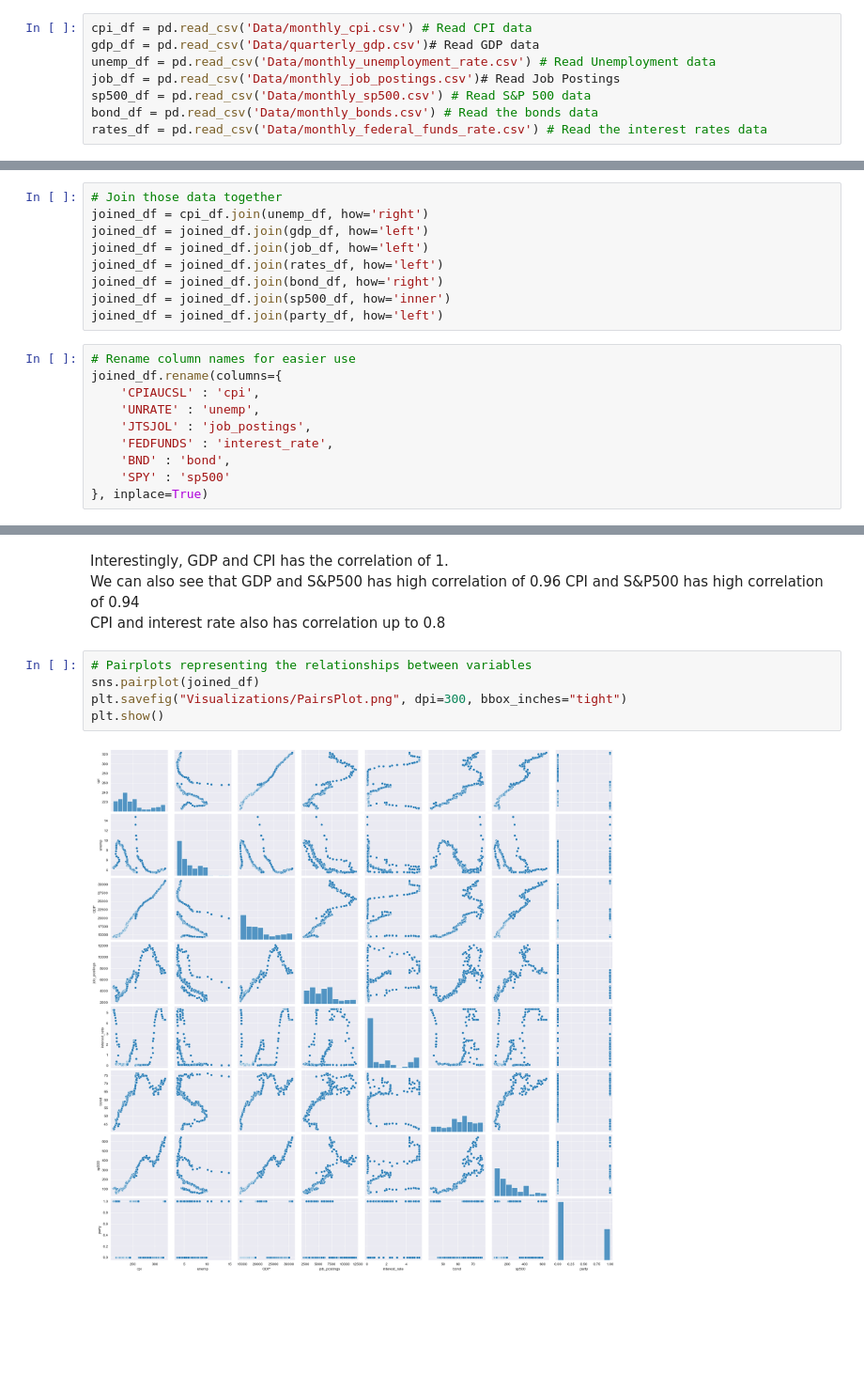
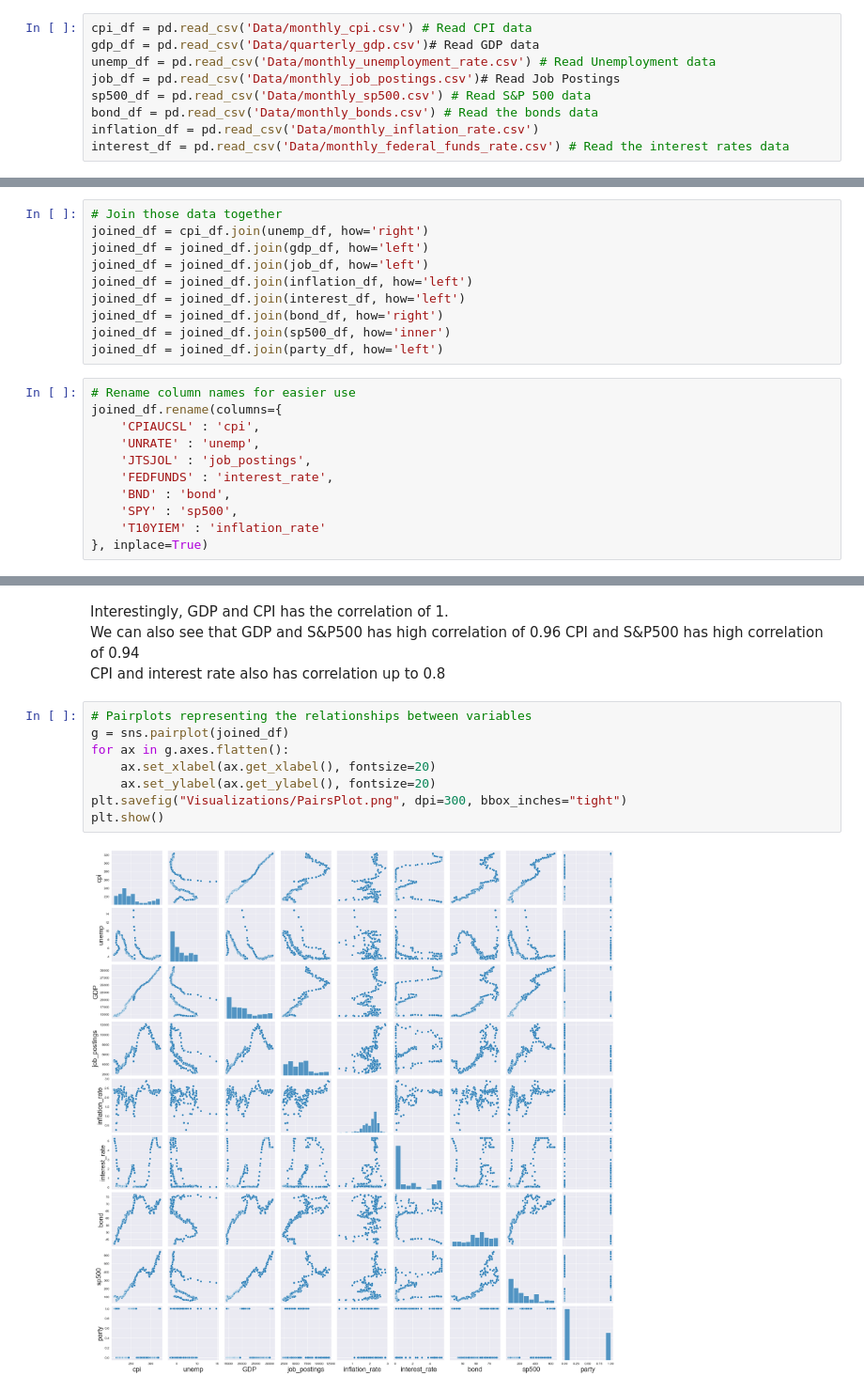
Before and after one commit to duc-huy-1802/Statistics_DRP_2025, a Jupyter notebook: stats_drp_project/stats_drp_project.ipynb, the cells around one changed output, grey strips where cells are left out. Shown at 94% size. Cells and saved outputs as stored; diff of their text form; blank space fills up the shorter version.

Commit message:
Inflation rate added and Notebook update

```diff
--- a/stats_drp_project/stats_drp_project.ipynb
+++ b/stats_drp_project/stats_drp_project.ipynb
@@ -26,7 +26,8 @@ unemp_df = pd.read_csv('Data/monthly_unemployment_rate.csv') # Read Unemployment
 job_df = pd.read_csv('Data/monthly_job_postings.csv')# Read Job Postings
 sp500_df = pd.read_csv('Data/monthly_sp500.csv') # Read S&P 500 data
 bond_df = pd.read_csv('Data/monthly_bonds.csv') # Read the bonds data
-rates_df = pd.read_csv('Data/monthly_federal_funds_rate.csv') # Read the interest rates data
+inflation_df = pd.read_csv('Data/monthly_inflation_rate.csv')
+interest_df = pd.read_csv('Data/monthly_federal_funds_rate.csv') # Read the interest rates data
 # %% [markdown]
 We format the time for our Dataframe
 # %%
@@ -171,7 +159,8 @@ party_df.set_index('date', inplace = True)
 joined_df = cpi_df.join(unemp_df, how='right')
 joined_df = joined_df.join(gdp_df, how='left')
 joined_df = joined_df.join(job_df, how='left')
-joined_df = joined_df.join(rates_df, how='left')
+joined_df = joined_df.join(inflation_df, how='left')
+joined_df = joined_df.join(interest_df, how='left')
 joined_df = joined_df.join(bond_df, how='right')
 joined_df = joined_df.join(sp500_df, how='inner')
 joined_df = joined_df.join(party_df, how='left')
@@ -183,5 +172,6 @@ joined_df.rename(columns={
     'JTSJOL' : 'job_postings',
     'FEDFUNDS' : 'interest_rate',
     'BND' : 'bond',
-    'SPY' : 'sp500'
+    'SPY' : 'sp500',
+    'T10YIEM' : 'inflation_rate'
 }, inplace=True)
@@ -267,8 +255,11 @@ We can also see that GDP and S&P500 has high correlation of 0.96 CPI and S&P500
 CPI and interest rate also has correlation up to 0.8
 # %%
 # Pairplots representing the relationships between variables
-sns.pairplot(joined_df)
+g = sns.pairplot(joined_df)
+for ax in g.axes.flatten():
+    ax.set_xlabel(ax.get_xlabel(), fontsize=20)
+    ax.set_ylabel(ax.get_ylabel(), fontsize=20)
 plt.savefig("Visualizations/PairsPlot.png", dpi=300, bbox_inches="tight")
 plt.show()
 # %% [output]
-[figure, old version]
+[figure, new version]
```
Also changed, not shown: parts of 10 cells of this notebook, 4 other files.
